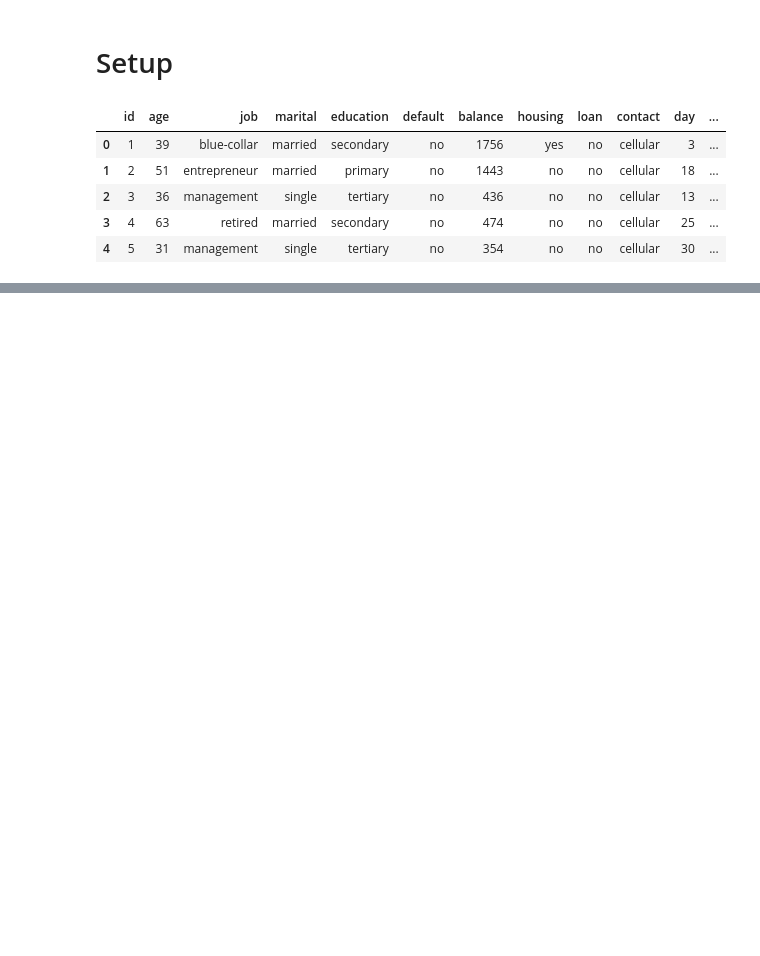
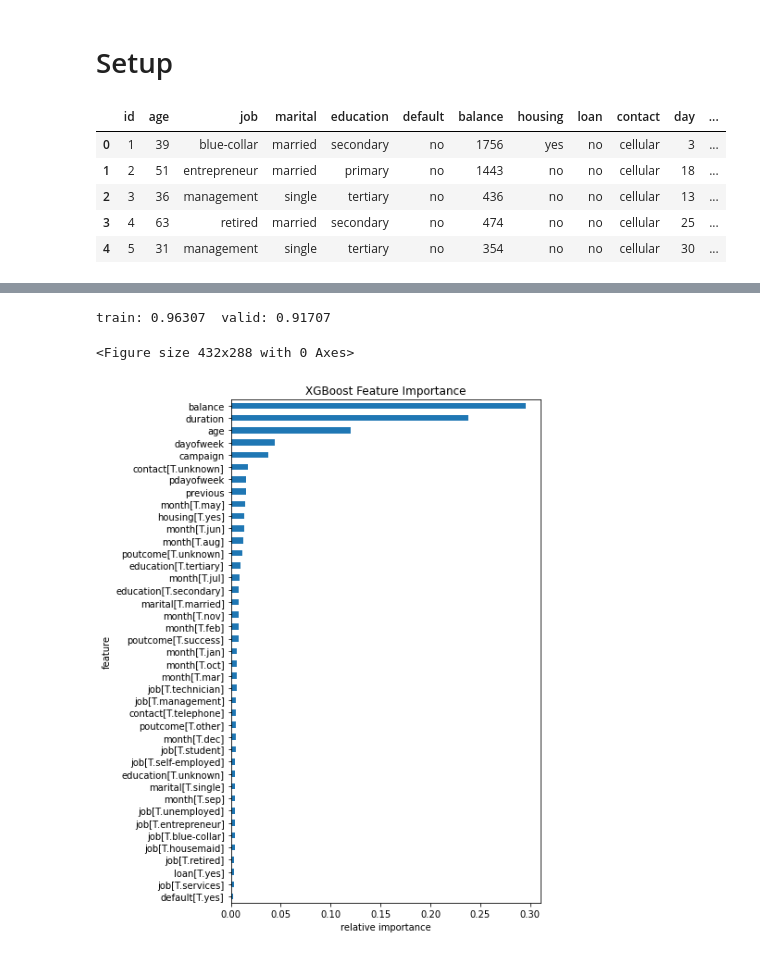
Before and after one commit to ognis1205/deepanalytics-bank, a Jupyter notebook: 02_feature_engineering.ipynb, the cells around one changed output, grey strips where cells are left out. Drawn from its saved outputs; the diff is of its cells as text; code cells hidden in the pictures; blank space fills up the shorter version.

```diff
--- a/02_feature_engineering.ipynb
+++ b/02_feature_engineering.ipynb
@@ -48,0 +95,6 @@ class DateTransformer(BaseEstimator, TransformerMixin):
+# %%
+y, X = dmatrices(
+    "y ~ age + job + marital + education + default + balance + housing + loan + contact + month + duration + campaign + previous + poutcome + dayofweek + pdayofweek",
+    data=train_num,
+    return_type='dataframe')
+X.head()
@@ -48,0 +131,4 @@ class DateTransformer(BaseEstimator, TransformerMixin):
+# %%
+train_df, valid_df = train_test_split(train)
+train_df = transform(train_df.copy())
+valid_df = transform(valid_df.copy())
@@ -48,0 +218,39 @@ class DateTransformer(BaseEstimator, TransformerMixin):
+# %%
+def xgb_feature_importances(formula, xgb):
+    y, X = dmatrices(formula, data=train_df, return_type='dataframe')
+    X_train = X.values
+    y_train = y.y.values
+
+    y, X = dmatrices(formula, data=valid_df, return_type='dataframe')
+    X_valid = X.values
+    y_valid = y.y.values
+
+    xgb.fit(X_train, y_train)
+
+    probas_train = xgb.predict_proba(X_train)[:, 1]
+    print("train: {0:.5f}".format(roc_auc_score(y_train, probas_train)), end="\t")
+
+    probas_valid = xgb.predict_proba(X_valid)[:, 1]
+    print("valid: {0:.5f}".format(roc_auc_score(y_valid, probas_valid)))
+
+    feature_importances = feature_importances_(xgb, X.columns)
+
+    plt.figure()
+    feature_importances.plot(kind='barh', x='feature', y='fscore', legend=False, figsize=(6, 10))
+    plt.title('XGBoost Feature Importance')
+    plt.xlabel('relative importance')
+# %%
+xgb = XGBClassifier(
+    use_label_encoder=False,
+    eval_metric='mlogloss',
+    n_estimators=500,
+    max_depth=3,
+    gamma=0,
+    min_child_weight=10)
+xgb_feature_importances(
+    'y ~ age + job + marital + education + default + balance + housing + loan + contact + month + dayofweek + duration + campaign + pdayofweek + previous + poutcome',
+    xgb)
+# %% [output]
+train: 0.96307  valid: 0.91707
+<Figure size 432x288 with 0 Axes>
+[figure, added]
```
Also changed, not shown: parts of 14 cells of this notebook.
